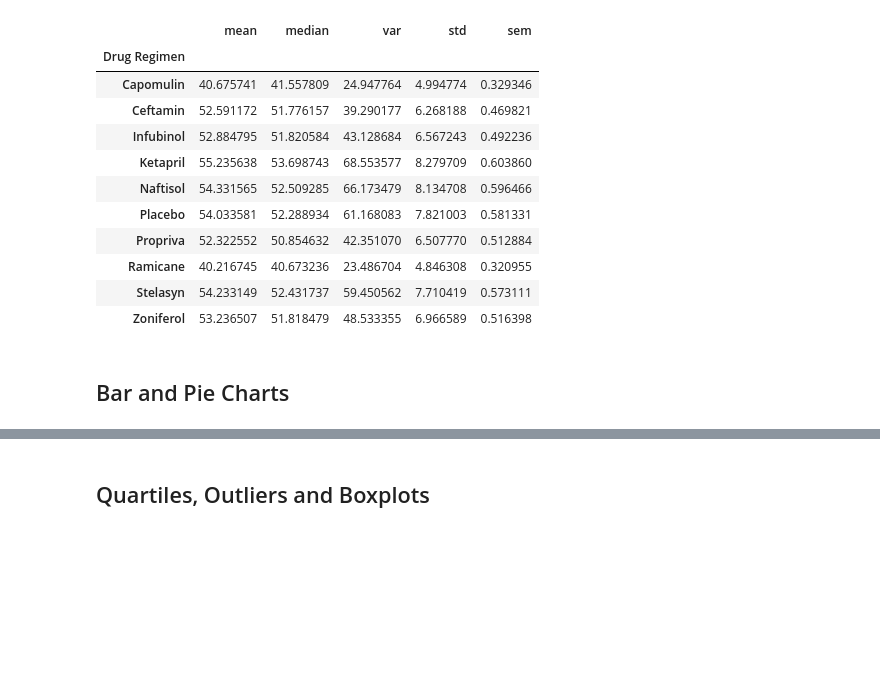
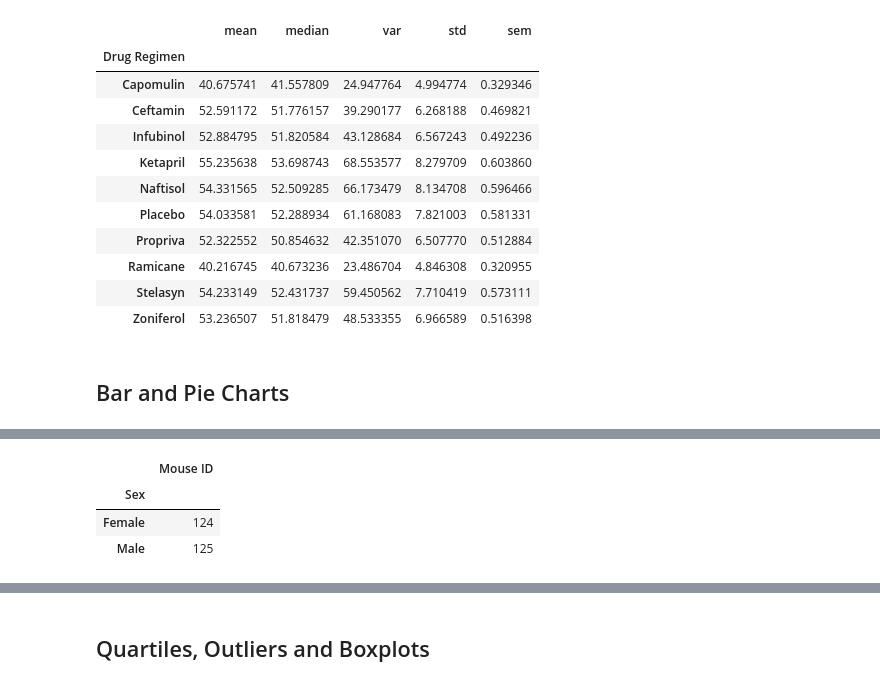
Before and after one commit to cjvilla/matplotlib-challenge, a Jupyter notebook: Pymaceuticals/pymaceuticals_starter.ipynb, the cells around one changed output, grey strips where cells are left out. Cells and saved outputs as stored; diff of their text form; code cells hidden in the pictures; blank space fills up the shorter version.

```diff
--- a/Pymaceuticals/pymaceuticals_starter.ipynb
+++ b/Pymaceuticals/pymaceuticals_starter.ipynb
@@ -149,2 +185,6 @@ counts.plot(kind="bar", title="Total Number of Measurements per Drug Regimen", x
 # %%
 # Generate a pie plot showing the distribution of female versus male mice using pandas
+groupby_sex = clean_df.groupby("Sex")["Mouse ID"].nunique()
+groupby_sex_df = pd.DataFrame(groupby_sex)
+explode = (0.1, 0)
+groupby_sex_df["Mouse ID"].plot(kind="pie", title="Count Per Gender", legend="best", shadow = True, explode=explode, autopct="%1.1f%%")
@@ -151,2 +195,9 @@ counts.plot(kind="bar", title="Total Number of Measurements per Drug Regimen", x
+# %%
+groupby_sex_df
+# %% [output]
+|  | Mouse ID |
+| Sex |  |
+| Female | 124 |
+| Male | 125 |
 # %%
 # Generate a pie plot showing the distribution of female versus male mice using pyplot
```
Also changed, not shown: parts of 9 cells of this notebook.
